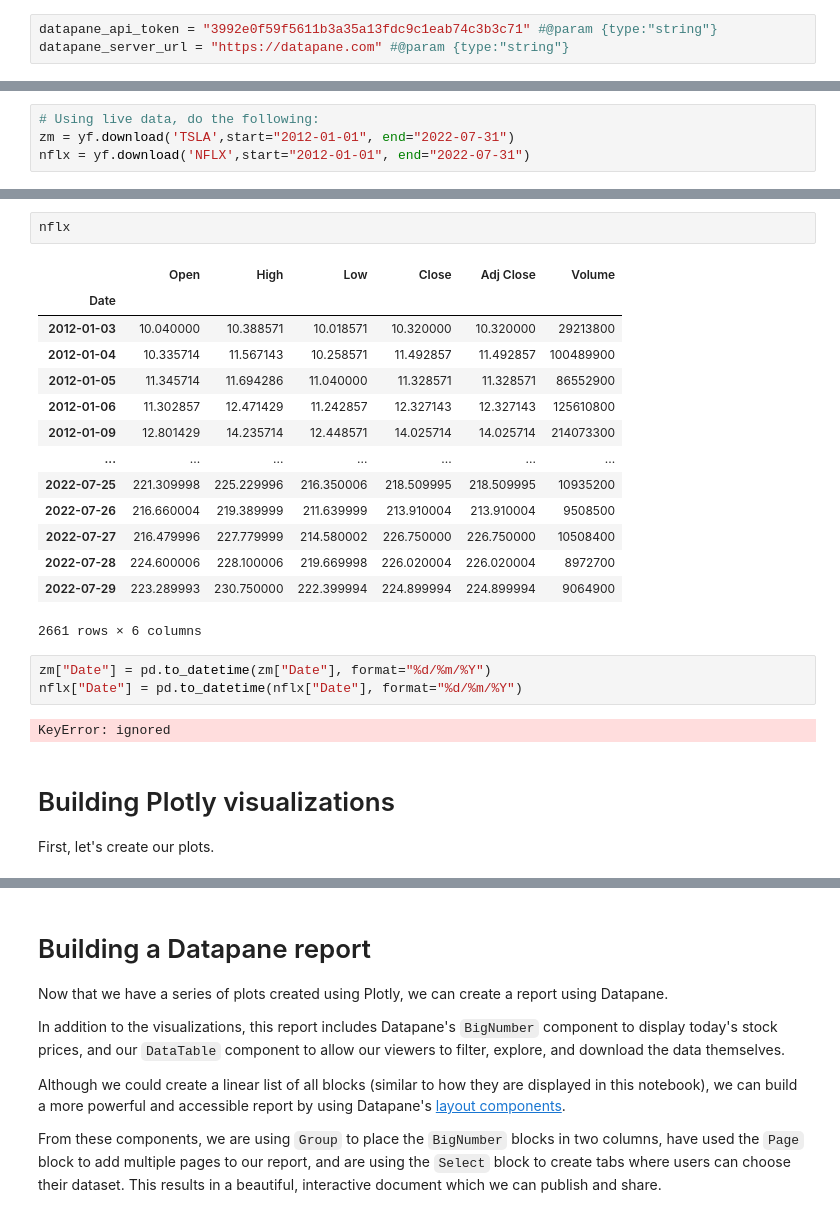
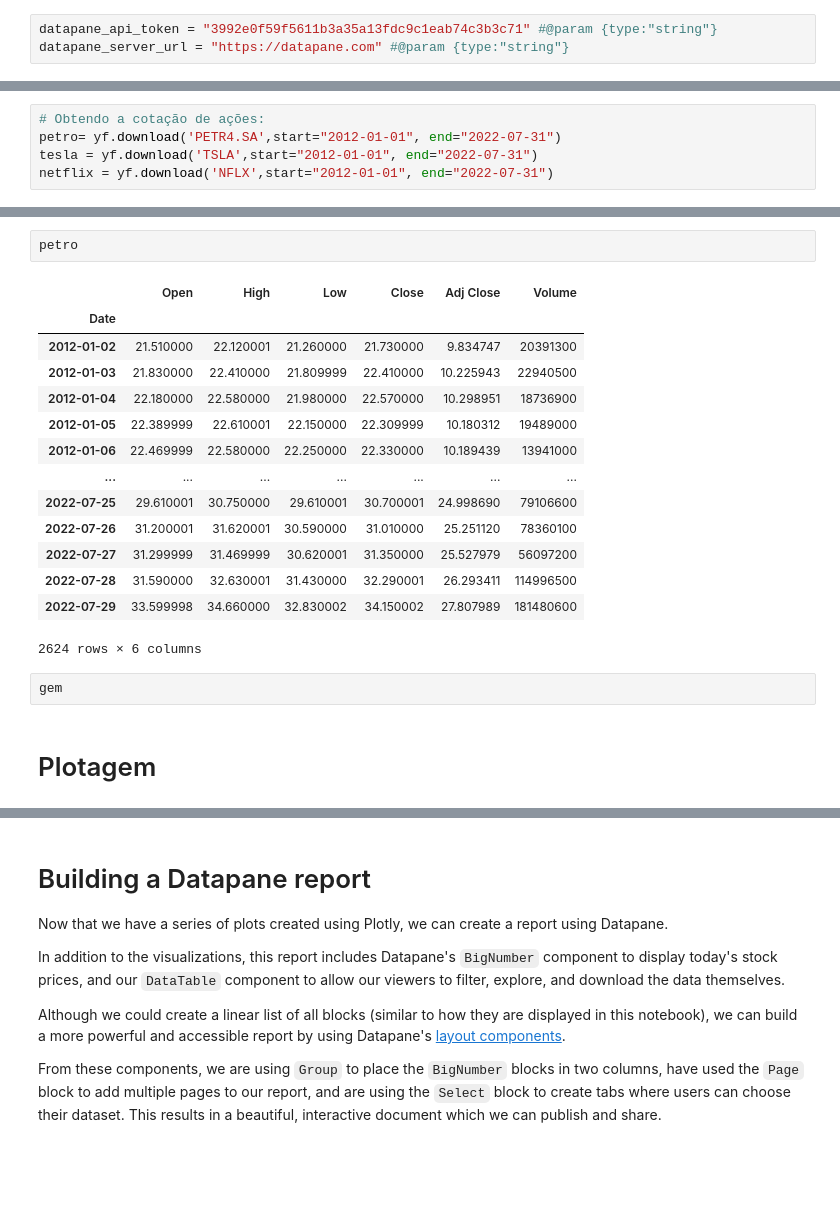
Before and after one commit to luguitar/notebooks-analisefundamentalista, a Jupyter notebook: Datapane_Stock_Market_Analysis.ipynb, the cells around one changed output, grey strips where cells are left out. Cells and saved outputs as stored; diff of their text form; blank space fills up the shorter version.

```diff
--- a/Datapane_Stock_Market_Analysis.ipynb
+++ b/Datapane_Stock_Market_Analysis.ipynb
@@ -66,7 +52,8 @@ nflx = pd.read_csv("https://raw.githubusercontent.com/datapane/gallery/master/st
 # %%
-# Using live data, do the following:
-zm = yf.download('TSLA',start="2012-01-01", end="2022-07-31")
-nflx = yf.download('NFLX',start="2012-01-01", end="2022-07-31")
+# Obtendo a cotação de ações:
+petro= yf.download('PETR4.SA',start="2012-01-01", end="2022-07-31")
+tesla = yf.download('TSLA',start="2012-01-01", end="2022-07-31")
+netflix = yf.download('NFLX',start="2012-01-01", end="2022-07-31")
 # %% [output]
 [*********************100%***********************]  1 of 1 completed
 [*********************100%***********************]  1 of 1 completed
@@ -90,27 +61,22 @@ zm
-# %%
-nflx
-# %% [output]
-|  | Open | High | Low | Close | Adj Close | Volume |
-| Date |  |  |  |  |  |  |
-| 2012-01-03 | 10.040000 | 10.388571 | 10.018571 | 10.320000 | 10.320000 | 29213800 |
-| 2012-01-04 | 10.335714 | 11.567143 | 10.258571 | 11.492857 | 11.492857 | 100489900 |
-| 2012-01-05 | 11.345714 | 11.694286 | 11.040000 | 11.328571 | 11.328571 | 86552900 |
-| 2012-01-06 | 11.302857 | 12.471429 | 11.242857 | 12.327143 | 12.327143 | 125610800 |
-| 2012-01-09 | 12.801429 | 14.235714 | 12.448571 | 14.025714 | 14.025714 | 214073300 |
-| ... | ... | ... | ... | ... | ... | ... |
-| 2022-07-25 | 221.309998 | 225.229996 | 216.350006 | 218.509995 | 218.509995 | 10935200 |
-| 2022-07-26 | 216.660004 | 219.389999 | 211.639999 | 213.910004 | 213.910004 | 9508500 |
-| 2022-07-27 | 216.479996 | 227.779999 | 214.580002 | 226.750000 | 226.750000 | 10508400 |
-| 2022-07-28 | 224.600006 | 228.100006 | 219.669998 | 226.020004 | 226.020004 | 8972700 |
-| 2022-07-29 | 223.289993 | 230.750000 | 222.399994 | 224.899994 | 224.899994 | 9064900 |
-2661 rows × 6 columns
-# %%
-zm["Date"] = pd.to_datetime(zm["Date"], format="%d/%m/%Y")
-nflx["Date"] = pd.to_datetime(nflx["Date"], format="%d/%m/%Y")
-# %% [output]
-KeyError: ignored
-# %% [markdown]
-# Building Plotly visualizations
-
-First, let's create our plots.
+# %%
+petro
+# %% [output]
+|  | Open | High | Low | Close | Adj Close | Volume |
+| Date |  |  |  |  |  |  |
+| 2012-01-02 | 21.510000 | 22.120001 | 21.260000 | 21.730000 | 9.834747 | 20391300 |
+| 2012-01-03 | 21.830000 | 22.410000 | 21.809999 | 22.410000 | 10.225943 | 22940500 |
+| 2012-01-04 | 22.180000 | 22.580000 | 21.980000 | 22.570000 | 10.298951 | 18736900 |
+| 2012-01-05 | 22.389999 | 22.610001 | 22.150000 | 22.309999 | 10.180312 | 19489000 |
+| 2012-01-06 | 22.469999 | 22.580000 | 22.250000 | 22.330000 | 10.189439 | 13941000 |
+| ... | ... | ... | ... | ... | ... | ... |
+| 2022-07-25 | 29.610001 | 30.750000 | 29.610001 | 30.700001 | 24.998690 | 79106600 |
+| 2022-07-26 | 31.200001 | 31.620001 | 30.590000 | 31.010000 | 25.251120 | 78360100 |
+| 2022-07-27 | 31.299999 | 31.469999 | 30.620001 | 31.350000 | 25.527979 | 56097200 |
+| 2022-07-28 | 31.590000 | 32.630001 | 31.430000 | 32.290001 | 26.293411 | 114996500 |
+| 2022-07-29 | 33.599998 | 34.660000 | 32.830002 | 34.150002 | 27.807989 | 181480600 |
+2624 rows × 6 columns
+# %%
+gem
+# %% [markdown]
+# Plotagem
 # %%
```
Also changed, not shown: parts of 18 cells of this notebook.
